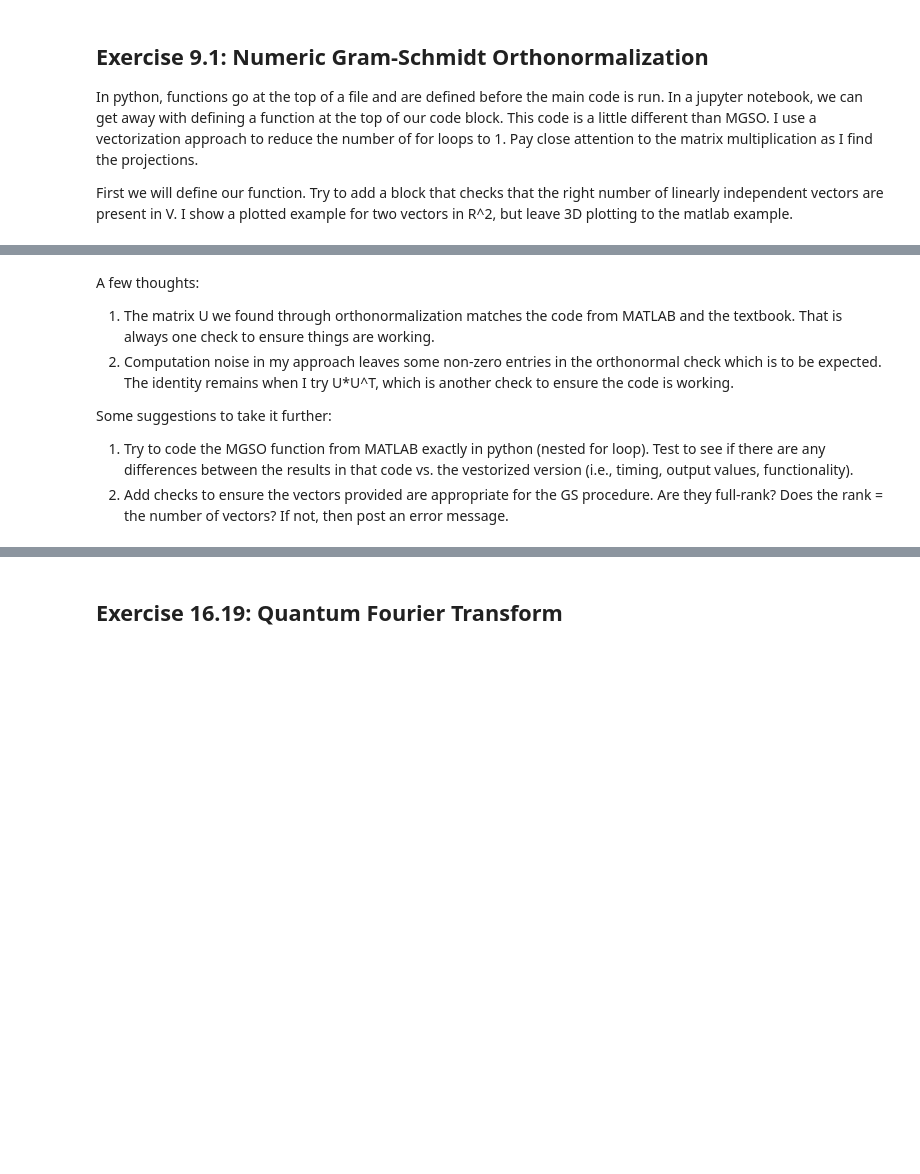
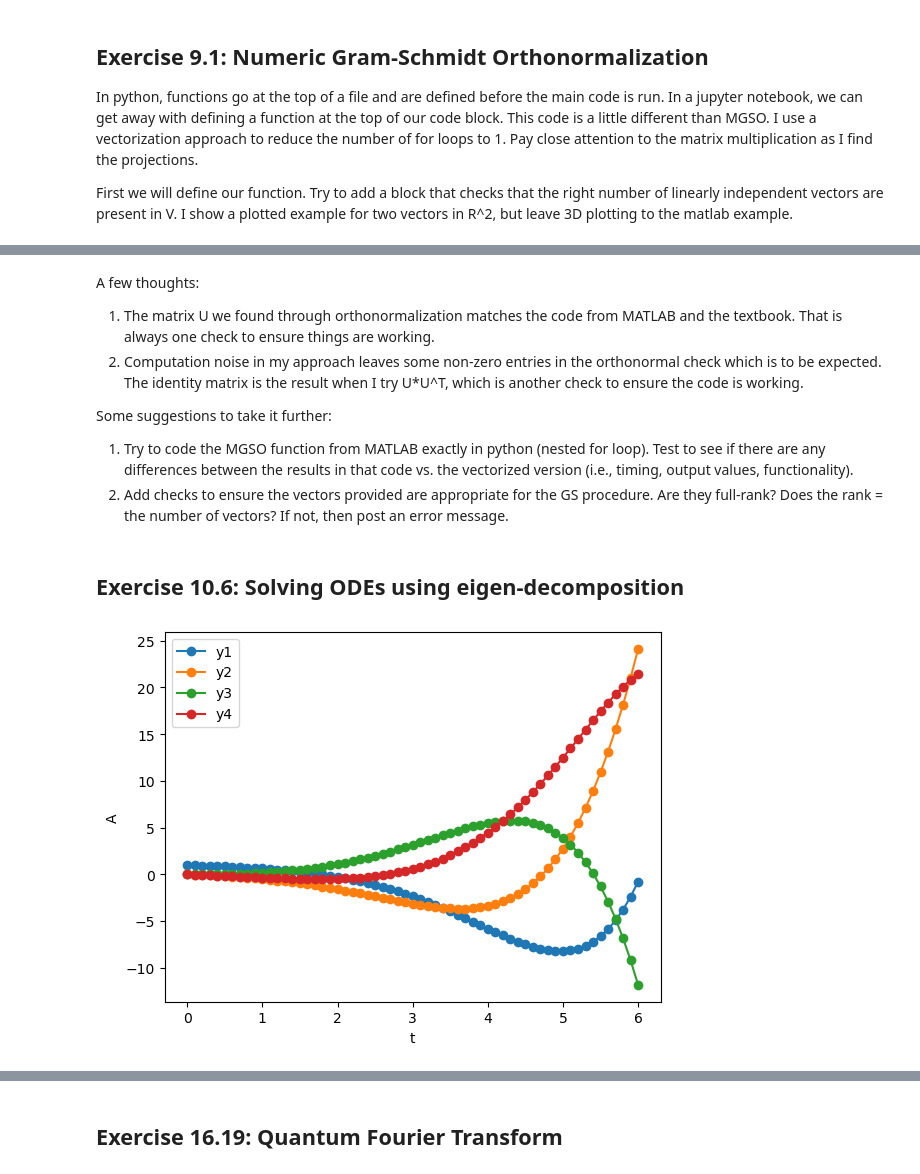
Before and after one commit to willn2/LAbook_code, a Jupyter notebook: PythonCodeLABook.ipynb, the cells around one changed output, grey strips where cells are left out. Drawn from its saved outputs; the diff is of its cells as text; code cells hidden in the pictures; blank space fills up the shorter version.

```diff
--- a/PythonCodeLABook.ipynb
+++ b/PythonCodeLABook.ipynb
@@ -245,9 +244,41 @@ Orthonormal check:
 A few thoughts:
 
 1. The matrix U we found through orthonormalization matches the code from MATLAB and the textbook. That is always one check to ensure things are working.
-2. Computation noise in my approach leaves some non-zero entries in the orthonormal check which is to be expected. The identity remains when I try U*U^T, which is another check to ensure the code is working.
+2. Computation noise in my approach leaves some non-zero entries in the orthonormal check which is to be expected. The identity matrix is the result when I try U*U^T, which is another check to ensure the code is working.
 
 Some suggestions to take it further:
 
-1. Try to code the MGSO function from MATLAB exactly in python (nested for loop). Test to see if there are any differences between the results in that code vs. the vestorized version (i.e., timing, output values, functionality).
+1. Try to code the MGSO function from MATLAB exactly in python (nested for loop). Test to see if there are any differences between the results in that code vs. the vectorized version (i.e., timing, output values, functionality).
 2. Add checks to ensure the vectors provided are appropriate for the GS procedure. Are they full-rank? Does the rank = the number of vectors? If not, then post an error message.
+# %% [markdown]
+## Exercise 10.6: Solving ODEs using eigen-decomposition
+# %%
+from numpy.linalg import eig # import the eig function
+# The system of ODEs is coupled! Eigenanalysis lets us diagonalize the system matrix,
+# making the solution trivial!
+
+# Set up system of equations:
+A = np.array([[-0.3,0.7,-0.4,-0.2],[-0.3,0.6,-0.2,0.7],[-0.1,-0.8,0,-0.4],[-0.3,0.3,0.7,0.3]]) # coupled system matrix
+y_init = np.array([[1],[0],[0],[0]]) # initial conditions
+
+# Eigenanalysis
+D, U = eig(A) # Get eigenvalues and vectors
+c = np.linalg.inv(U) @ y_init #solve for initial consitions
+
+# Time axis
+dt = 0.1
+t = np.arange(0,6+dt,dt)
+t.shape = (1,len(t))
+
+# The solution:
+y = c[0]*U[:,[0]]*np.exp(D[0]*t) + c[1]*U[:,[1]]*np.exp(D[1]*t) + c[2]*U[:,[2]]*np.exp(D[2]*t) + c[3]*U[:,[3]]*np.exp(D[3]*t)
+
+# Plotting:
+fig, ax = plt.subplots()
+for i in range(4):
+    ax.plot(t.T,np.real(y[[i],:]).T,'o-')
+ax.legend(['y1','y2','y3','y4'])
+ax.set_xlabel('t');
+ax.set_ylabel('A');
+# %% [output]
+[figure, added]
```
Also changed, not shown: parts of 10 cells of this notebook, 2 other files.
